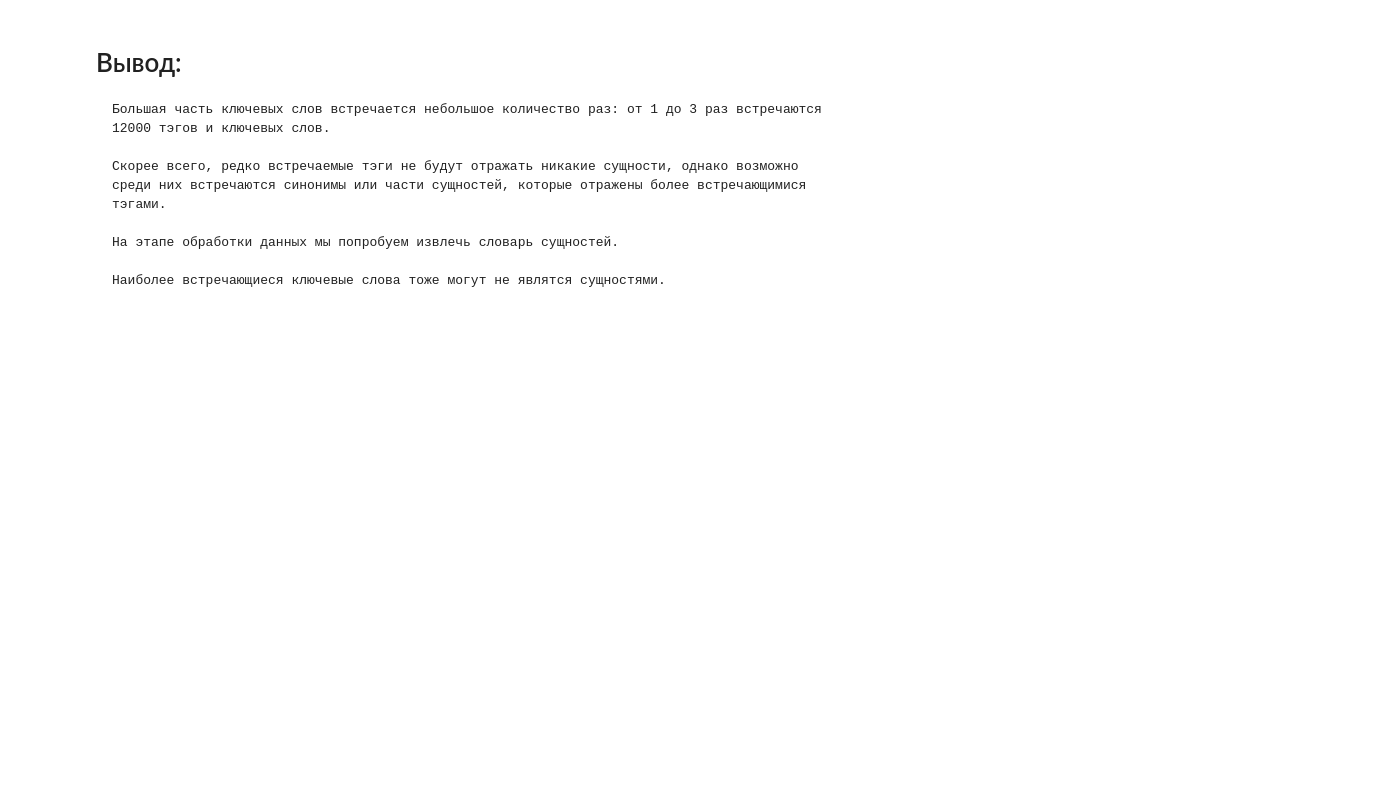
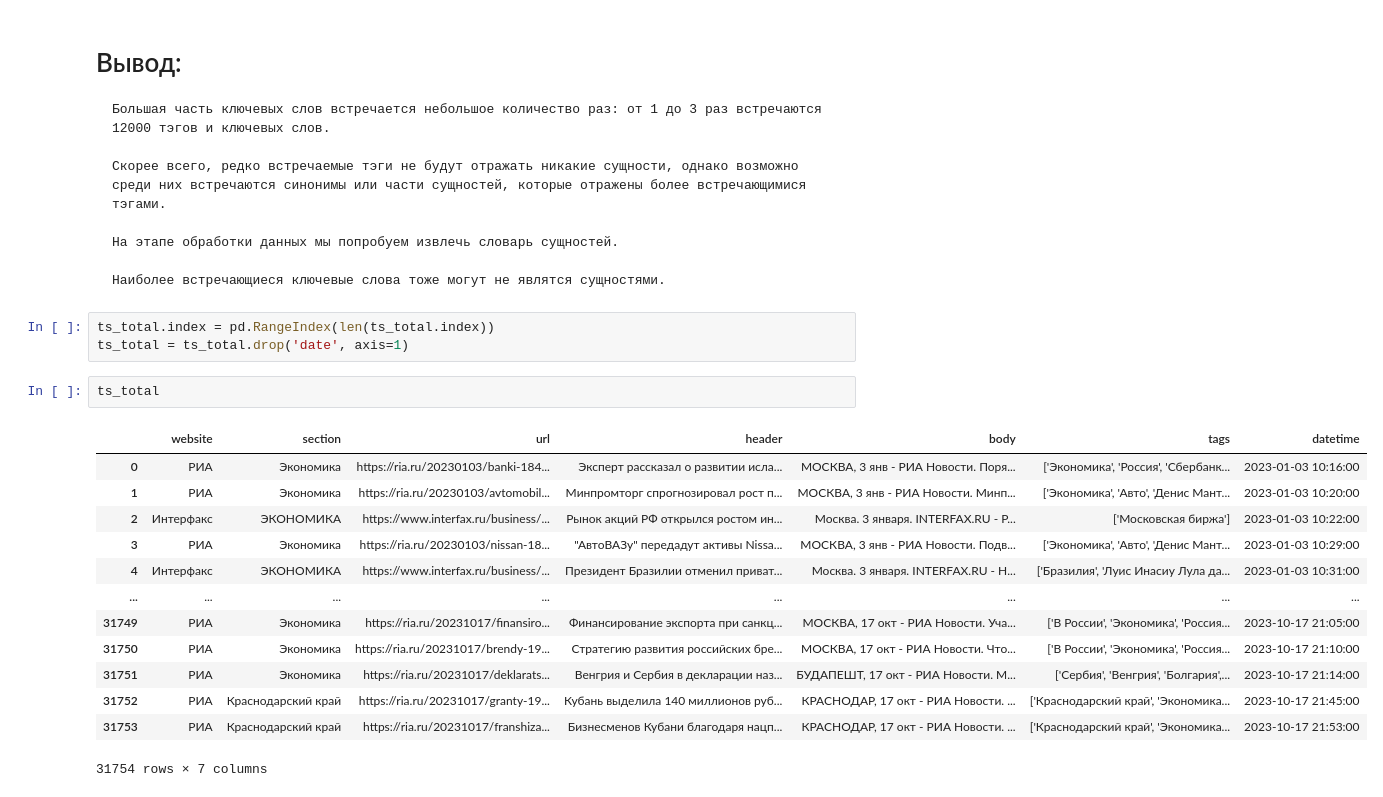
Before and after one commit to FlameInBrainSerj/project_news_graph, a Jupyter notebook: EDA/EDA_dates_tags.ipynb, the cells around one changed output. Drawn from its saved outputs; the diff is of its cells as text; blank space fills up the shorter version.

```diff
--- a/EDA/EDA_dates_tags.ipynb
+++ b/EDA/EDA_dates_tags.ipynb
@@ -399,3 +400,22 @@ Name: count, Length: 15192, dtype: int64
     На этапе обработки данных мы попробуем извлечь словарь сущностей.
 
     Наиболее встречающиеся ключевые слова тоже могут не являтся сущностями.
+# %%
+ts_total.index = pd.RangeIndex(len(ts_total.index))
+ts_total = ts_total.drop('date', axis=1)
+# %%
+ts_total
+# %% [output]
+|  | website | section | url | header | body | tags | datetime |
+| 0 | РИА | Экономика | https://ria.ru/20230103/banki-184... | Эксперт рассказал о развитии исла... | МОСКВА, 3 янв - РИА Новости. Поря... | ['Экономика', 'Россия', 'Сбербанк... | 2023-01-03 10:16:00 |
+| 1 | РИА | Экономика | https://ria.ru/20230103/avtomobil... | Минпромторг спрогнозировал рост п... | МОСКВА, 3 янв - РИА Новости. Минп... | ['Экономика', 'Авто', 'Денис Мант... | 2023-01-03 10:20:00 |
+| 2 | Интерфакс | ЭКОНОМИКА | https://www.interfax.ru/business/... | Рынок акций РФ открылся ростом ин... | Москва. 3 января. INTERFAX.RU - Р... | ['Московская биржа'] | 2023-01-03 10:22:00 |
+| 3 | РИА | Экономика | https://ria.ru/20230103/nissan-18... | "АвтоВАЗу" передадут активы Nissa... | МОСКВА, 3 янв - РИА Новости. Подв... | ['Экономика', 'Авто', 'Денис Мант... | 2023-01-03 10:29:00 |
+| 4 | Интерфакс | ЭКОНОМИКА | https://www.interfax.ru/business/... | Президент Бразилии отменил приват... | Москва. 3 января. INTERFAX.RU - Н... | ['Бразилия', 'Луис Инасиу Лула да... | 2023-01-03 10:31:00 |
+| ... | ... | ... | ... | ... | ... | ... | ... |
+| 31749 | РИА | Экономика | https://ria.ru/20231017/finansiro... | Финансирование экспорта при санкц... | МОСКВА, 17 окт - РИА Новости. Уча... | ['В России', 'Экономика', 'Россия... | 2023-10-17 21:05:00 |
+| 31750 | РИА | Экономика | https://ria.ru/20231017/brendy-19... | Стратегию развития российских бре... | МОСКВА, 17 окт - РИА Новости. Что... | ['В России', 'Экономика', 'Россия... | 2023-10-17 21:10:00 |
+| 31751 | РИА | Экономика | https://ria.ru/20231017/deklarats... | Венгрия и Сербия в декларации наз... | БУДАПЕШТ, 17 окт - РИА Новости. М... | ['Сербия', 'Венгрия', 'Болгария',... | 2023-10-17 21:14:00 |
+| 31752 | РИА | Краснодарский край | https://ria.ru/20231017/granty-19... | Кубань выделила 140 миллионов руб... | КРАСНОДАР, 17 окт - РИА Новости. ... | ['Краснодарский край', 'Экономика... | 2023-10-17 21:45:00 |
+| 31753 | РИА | Краснодарский край | https://ria.ru/20231017/franshiza... | Бизнесменов Кубани благодаря нацп... | КРАСНОДАР, 17 окт - РИА Новости. ... | ['Краснодарский край', 'Экономика... | 2023-10-17 21:53:00 |
+31754 rows × 7 columns
```
Also changed, not shown: parts of 14 cells of this notebook.
